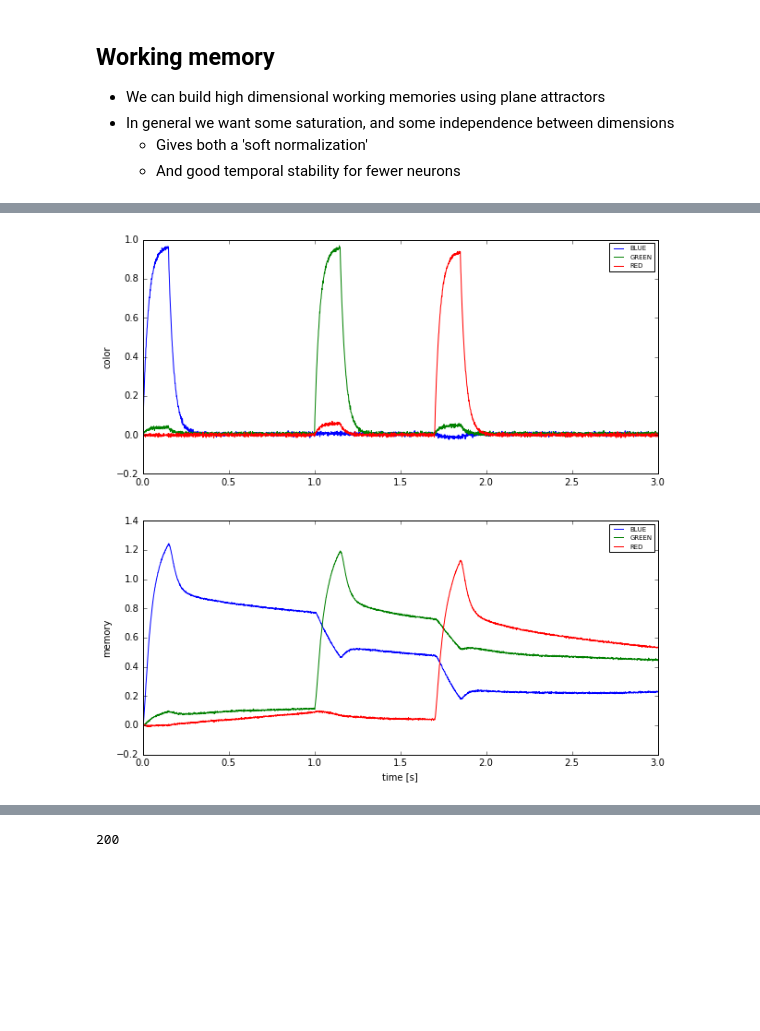
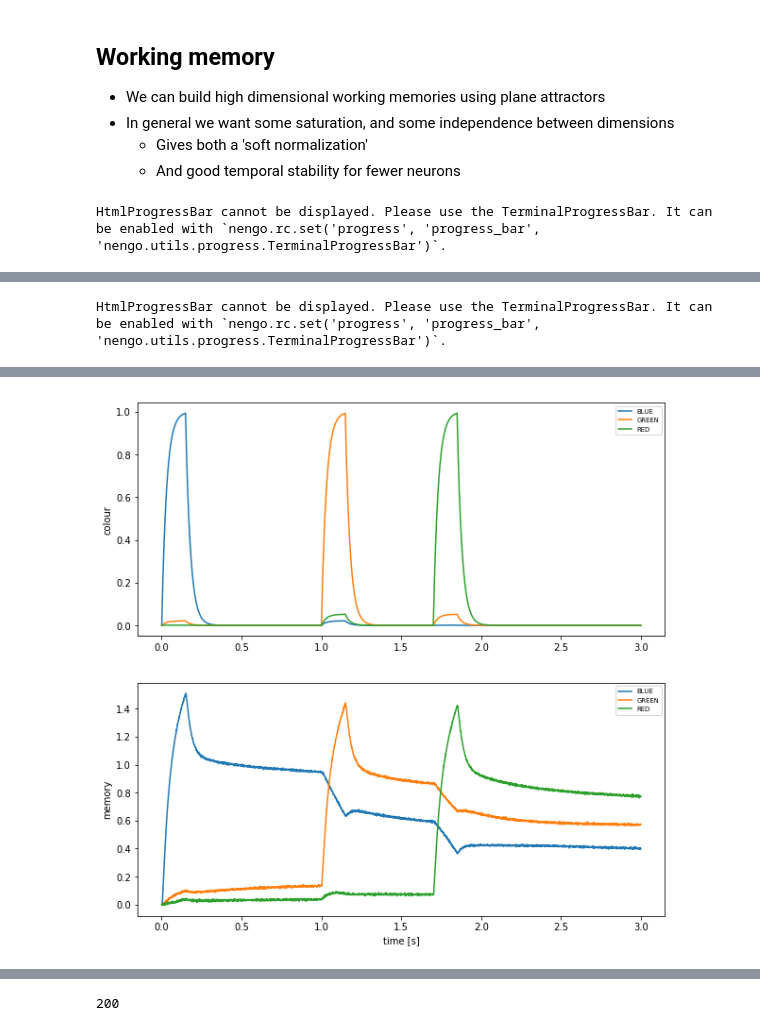
Before and after one commit to celiasmith/syde556, a Jupyter notebook: SYDE 556 Lecture 8 Memory.ipynb, the cells around one changed output, grey strips where cells are left out. Saved outputs shown, nothing was run; the diff lists cells and outputs as text; code cells hidden in the pictures; blank space fills up the shorter version.

```diff
--- a/SYDE 556 Lecture 8 Memory.ipynb
+++ b/SYDE 556 Lecture 8 Memory.ipynb
@@ -265,9 +275,9 @@ plot(t, sim.data[neurons_p], label = "position");
     - And good temporal stability for fewer neurons
 # %%
 import nengo
-from nengo import spa
+import nengo_spa as spa
 
-def color_input(t):
+def colour_input(t):
     if t < 0.15:
         return 'BLUE'
     elif 1.0 < t < 1.15:
@@ -277,44 +287,40 @@ def color_input(t):
     else:
         return '0'
 
-model = spa.SPA(label="HighD Working Memory", seed=5)
+model = spa.Network(label="HighD Working Memory", seed=5)
 
 dimensions = 32
 
 with model:
-    model.color_in = spa.Buffer(dimensions=dimensions)
+    colour_in = spa.Transcode(colour_input, output_vocab=dimensions)
 
-    model.mem = spa.Memory(dimensions=dimensions, subdimensions=4,
-                           synapse=0.1, neurons_per_dimension=50)
+    mem = spa.State(dimensions, subdimensions=4, feedback=1.,
+                    feedback_synapse=0.1,
+                    neurons_per_dimension=50)
 
-    # Connect the buffers
-    cortical_actions = spa.Actions(
-        'mem = color_in'
-    )
-
-    model.cortical = spa.Cortical(cortical_actions)
-
-    model.inp = spa.Input(color_in=color_input)
+    # Connect the ensembles
+    colour_in >> mem
 
     model.config[nengo.Probe].synapse = nengo.Lowpass(0.03)
-    color_in = nengo.Probe(model.color_in.state.output)
-    mem = nengo.Probe(model.mem.state.output)
+    colour_in_p = nengo.Probe(colour_in.output)
+    mem_p = nengo.Probe(mem.output)
 
 sim = nengo.Simulator(model)
 sim.run(3.)
 
 plt.figure(figsize=(10, 10))
-vocab = model.get_default_vocab(dimensions)
+vocab = model.vocabs[dimensions]
 
 plt.subplot(2, 1, 1)
-plt.plot(sim.trange(), model.similarity(sim.data, color_in))
-plt.legend(model.get_output_vocab('color_in').keys, fontsize='x-small')
-plt.ylabel("color")
+plt.plot(sim.trange(), spa.similarity(sim.data[colour_in_p], vocab))
+plt.legend(vocab.keys(), fontsize='x-small')
+plt.ylabel("colour")
 
 plt.subplot(2, 1, 2)
-plt.plot(sim.trange(), model.similarity(sim.data, mem))
+plt.plot(sim.trange(), spa.similarity(sim.data[mem_p], vocab))
 plt.legend(fontsize='x-small')
-plt.legend(model.get_output_vocab('color_in').keys, fontsize='x-small')
+plt.legend(vocab.keys(), fontsize='x-small')
 plt.ylabel("memory")
 plt.xlabel("time [s]");
 # %% [output]
+HtmlProgressBar cannot be displayed. Please use the TerminalProgressBar. It can be enabled with `nengo.rc.set('progress', 'progress_bar', 'nengo.utils.progress.TerminalProgressBar')`.
@@ -320,0 +328 @@ plt.xlabel("time [s]");
+HtmlProgressBar cannot be displayed. Please use the TerminalProgressBar. It can be enabled with `nengo.rc.set('progress', 'progress_bar', 'nengo.utils.progress.TerminalProgressBar')`.
@@ -321,4 +330,4 @@ plt.xlabel("time [s]");
-[figure, old version]
+[figure, new version]
 # %%
 from nengo_gui.ipython import IPythonViz
 IPythonViz(model, "configs/simple_spa_wm.py.cfg")
```
Also changed, not shown: parts of 12 cells of this notebook, 1 other file.
